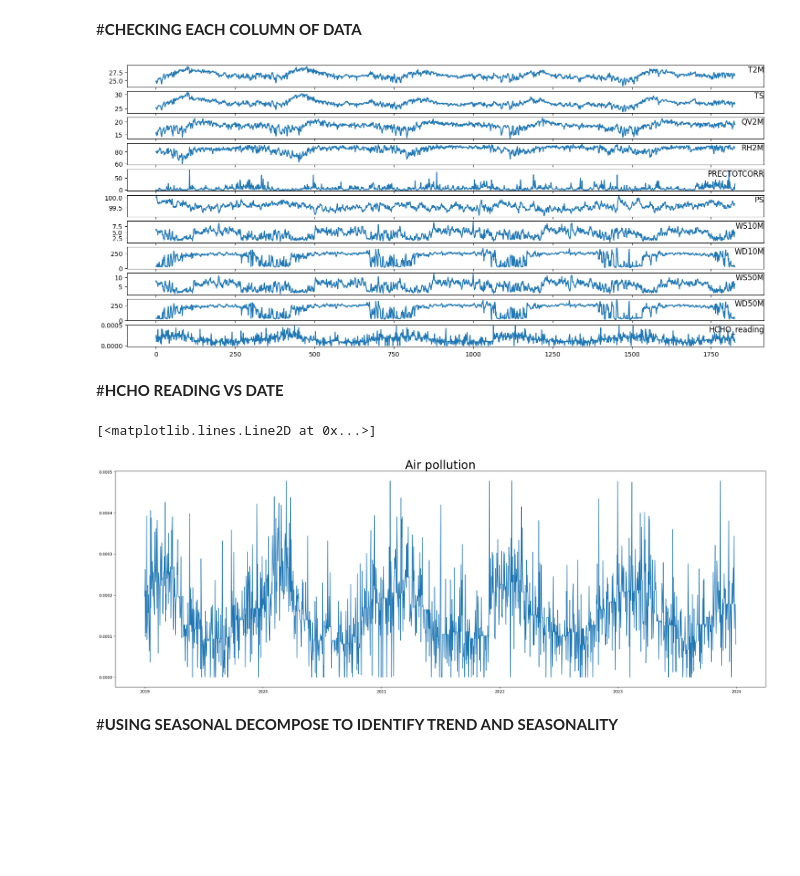
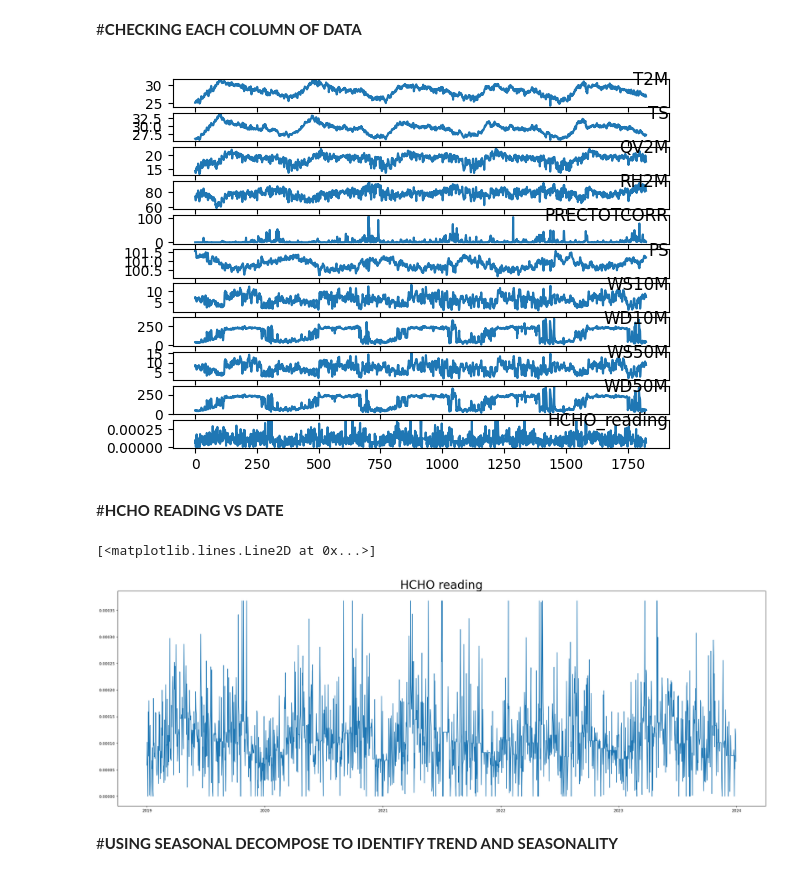
Before and after one commit to RanxduG/Sri-Lanka-Formaldehyde-Level-Analysis, a Jupyter notebook: Colombo_HCHO_Time_Series_Analysis.ipynb, the cells around one changed output. Drawn from its saved outputs; the diff is of its cells as text; code cells hidden in the pictures; blank space fills up the shorter version.

Commit message:
Made time series analysis for jaffna

```diff
--- a/Colombo_HCHO_Time_Series_Analysis.ipynb
+++ b/Colombo_HCHO_Time_Series_Analysis.ipynb
@@ -18,11 +18,11 @@ Colombo_data = pd.read_csv('/content/drive/My Drive/Colab Notebooks/Data Enginee
 #**PREPARING DATASET FOR ANAYSIS**
 # %%
 # Assuming 'date' column is in string format
-Colombo_data['date'] = pd.to_datetime(Colombo_data['date'])
+Jaffna_data['date'] = pd.to_datetime(Jaffna_data['date'])
 # %%
-Colombo_data.set_index('date', inplace=True)
+Jaffna_data.set_index('date', inplace=True)
 # %%
-Colombo_data.rename(columns={'HCHO reading': 'HCHO_reading'}, inplace=True)
+Jaffna_data.rename(columns={'HCHO reading': 'HCHO_reading'}, inplace=True)
 # %% [markdown]
 #**DESCRIBING DATA**
 # %%
@@ -50,35 +50,35 @@ Colombo_data.describe()
 # %%
 features_to_remove = ['Location',	'Current Date', 	'Next Date', 	'month']
-Colombo_data = Colombo_data.drop(features_to_remove, axis=1)
+Jaffna_data = Jaffna_data.drop(features_to_remove, axis=1)
 # %% [markdown]
 #**CHECKING EACH COLUMN OF DATA**
 # %%
 from matplotlib import pyplot as plt
 
-values = Colombo_data.values
+values = Jaffna_data.values
 groups = [0, 1, 2, 3, 4, 5, 6, 7, 8, 9, 10]
 i = 1
 # plot each column
 for group in groups:
     plt.subplot(len(groups), 1, i)
     plt.plot(values[:, group])
-    plt.title(Colombo_data.columns[group], y=0.5, loc='right')
+    plt.title(Jaffna_data.columns[group], y=0.5, loc='right')
     i += 1
 
 
 plt.show()
 # %% [output]
-[figure, old version]
+[figure, new version]
 # %% [markdown]
 #**HCHO READING VS DATE**
 # %%
 plt.figure(num=None, figsize=(30, 10), dpi=80, facecolor='w', edgecolor='k')
 plt.title('HCHO reading', fontsize=30)
 
-plt.plot(Colombo_data.HCHO_reading)
+plt.plot(Jaffna_data.HCHO_reading)
 # %% [output]
 [<matplotlib.lines.Line2D at 0x...>]
-[figure, old version]
+[figure, new version]
 # %% [markdown]
 #**USING SEASONAL DECOMPOSE TO IDENTIFY TREND AND SEASONALITY**
 # %%
```
Also changed, not shown: parts of 11 cells of this notebook.
